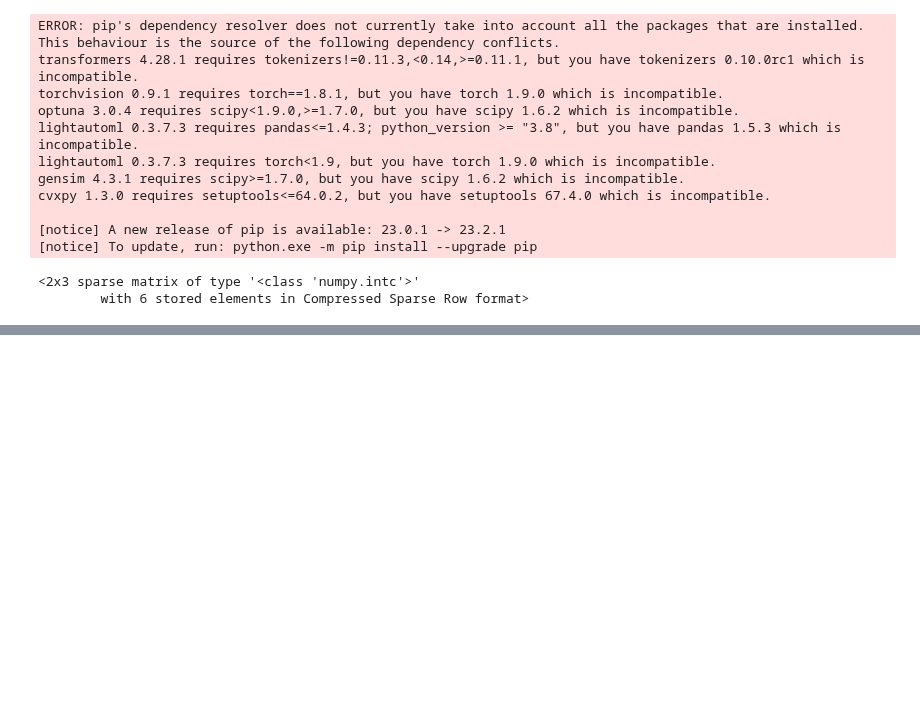
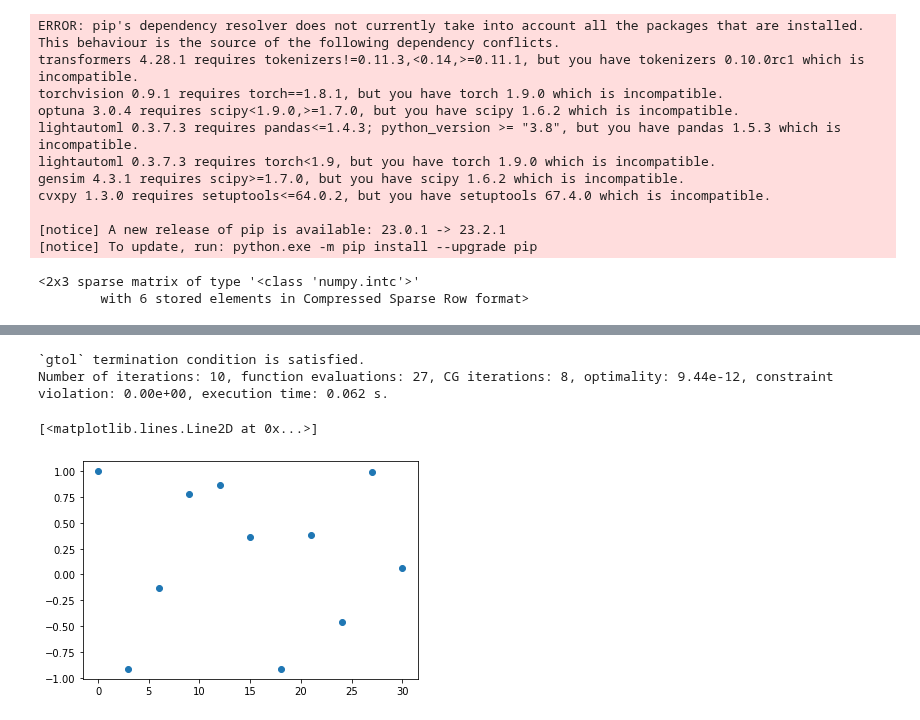
Before and after one commit to IAskarov/IDE, a Jupyter notebook: ML-инженер/PDA-3. Библиотека SciPy/scipy.ipynb, the cells around one changed output, grey strips where cells are left out. Saved outputs shown, nothing was run; the diff lists cells and outputs as text; code cells hidden in the pictures; blank space fills up the shorter version.

```diff
--- a/ML-инженер/PDA-3. Библиотека SciPy/scipy.ipynb
+++ b/ML-инженер/PDA-3. Библиотека SciPy/scipy.ipynb
@@ -94,0 +199,7 @@ ty
+# %%
+x0 = np.array([0.5, 0])
+res = minimize(func, x0, method='trust-constr', constraints=[linear_constraint],
+        options={'verbose': 1}, bounds=bounds)
+# %% [output]
+`gtol` termination condition is satisfied.
+Number of iterations: 10, function evaluations: 27, CG iterations: 8, optimality: 9.44e-12, constraint violation: 0.00e+00, execution time: 0.062 s.
@@ -94,0 +209,9 @@ ty
+# %%
+from scipy.interpolate import interp1d
+x = np.linspace(0, 30, num=11, endpoint=True)
+y = np.cos(-x**2)
+import matplotlib.pyplot as plt
+plt.plot(x, y, 'o')
+# %% [output]
+[<matplotlib.lines.Line2D at 0x...>]
+[figure, added]
```
Also changed, not shown: parts of 16 cells of this notebook.
